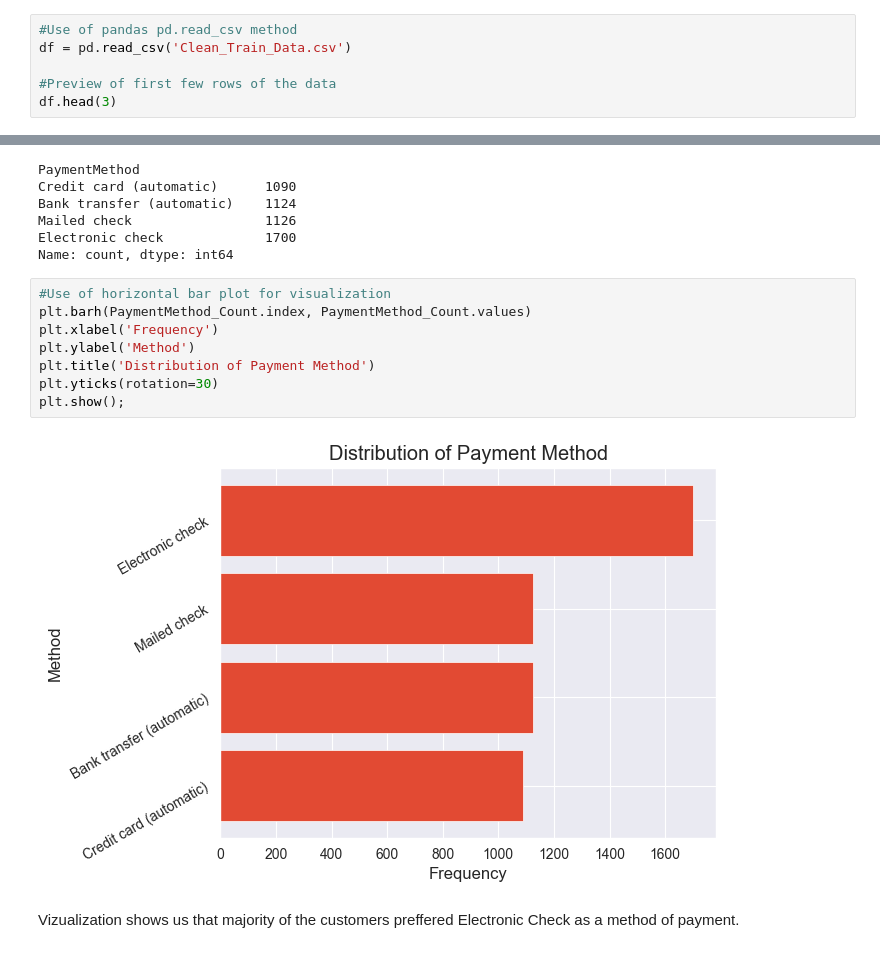
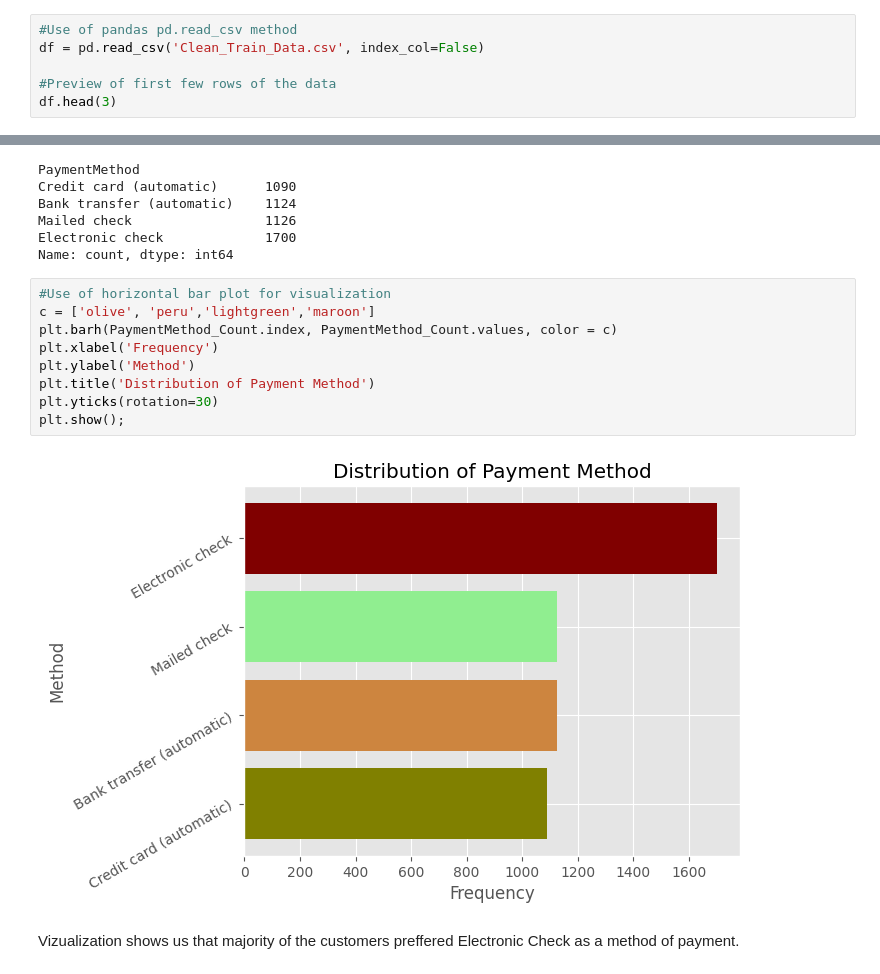
Before and after one commit to kaitany/Telecommunications-Churn-Analysis, a Jupyter notebook: Predicting_Customer_Churn.ipynb, the cells around one changed output, grey strips where cells are left out. Drawn from its saved outputs; the diff is of its cells as text.

```diff
--- a/Predicting_Customer_Churn.ipynb
+++ b/Predicting_Customer_Churn.ipynb
@@ -1101,7 +1106,7 @@ df_combined.to_csv('Clean_Train_Data.csv')
 Loading Combined Training Data
 # %%
 #Use of pandas pd.read_csv method
-df = pd.read_csv('Clean_Train_Data.csv')
+df = pd.read_csv('Clean_Train_Data.csv', index_col=False)
 
 #Preview of first few rows of the data
 df.head(3)
@@ -1200,14 +1206,15 @@ Electronic check             1700
 Name: count, dtype: int64
 # %%
 #Use of horizontal bar plot for visualization
-plt.barh(PaymentMethod_Count.index, PaymentMethod_Count.values)
+c = ['olive', 'peru','lightgreen','maroon']
+plt.barh(PaymentMethod_Count.index, PaymentMethod_Count.values, color = c)
 plt.xlabel('Frequency')
 plt.ylabel('Method')
 plt.title('Distribution of Payment Method')
 plt.yticks(rotation=30)
 plt.show();
 # %% [output]
-[figure, old version]
+[figure, new version]
 # %% [markdown]
 Vizualization shows us that majority of the customers preffered Electronic Check as a method of payment.
 # %% [markdown]
```
Also changed, not shown: parts of 16 cells of this notebook.
